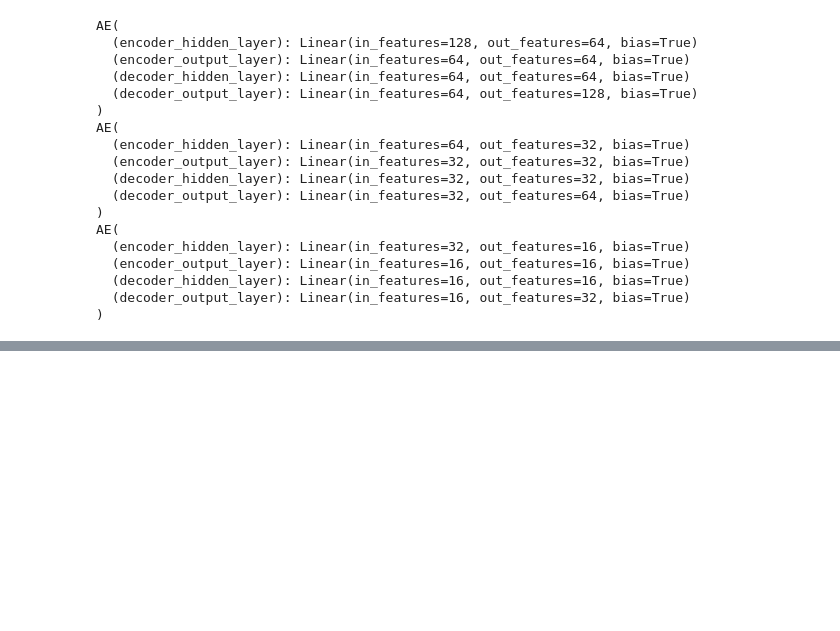
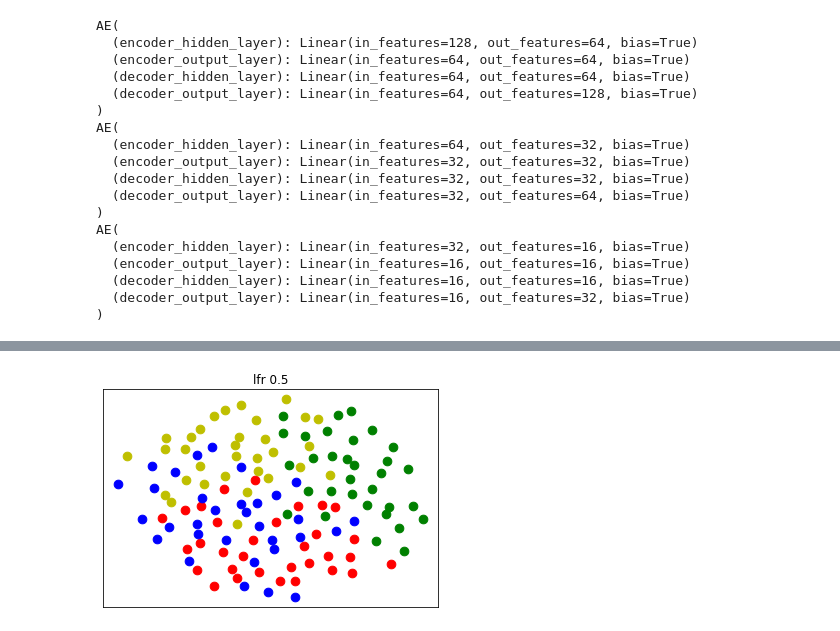
Before and after one commit to adityachoudharyclg/internshipProjectClg, a Jupyter notebook: lfr 0.1,0.3,0.5/lfr_0_5.ipynb, the cells around one changed output, grey strips where cells are left out. Saved outputs shown, nothing was run; the diff lists cells and outputs as text; code cells hidden in the pictures; blank space fills up the shorter version.

```diff
--- a/lfr 0.1,0.3,0.5/lfr_0_5.ipynb
+++ b/lfr 0.1,0.3,0.5/lfr_0_5.ipynb
@@ -275,0 +297,23 @@ Epoch:999 554 0.24290808358042076
+# %%
+c_groups=[]
+c_attributes = nx.get_node_attributes(G_lfr,'value')
+for i, val in enumerate(c_attributes.values()):
+    c_groups.append(val)
+
+X_gt = np.array(c_groups)
+labels_dict={1:[],2:[],3:[],4:[]}
+for index,item in enumerate(X_gt):
+    labels_dict[item].append(index+1)
+
+G=G_lfr
+pos=nx.spring_layout(G)
+# print(pos)
+nx.draw_networkx_nodes(G,pos,nodelist=labels_dict[1],node_color='r',node_size=75)
+nx.draw_networkx_nodes(G,pos,nodelist=labels_dict[2],node_color='g',node_size=75)
+nx.draw_networkx_nodes(G,pos,nodelist=labels_dict[3],node_color='b',node_size=75)
+nx.draw_networkx_nodes(G,pos,nodelist=labels_dict[4],node_color='y',node_size=75)
+
+plt.title('lfr 0.5')
+plt.show()
+# %% [output]
+[figure, added]
```
Also changed, not shown: parts of 9 cells of this notebook, 3 other files.
